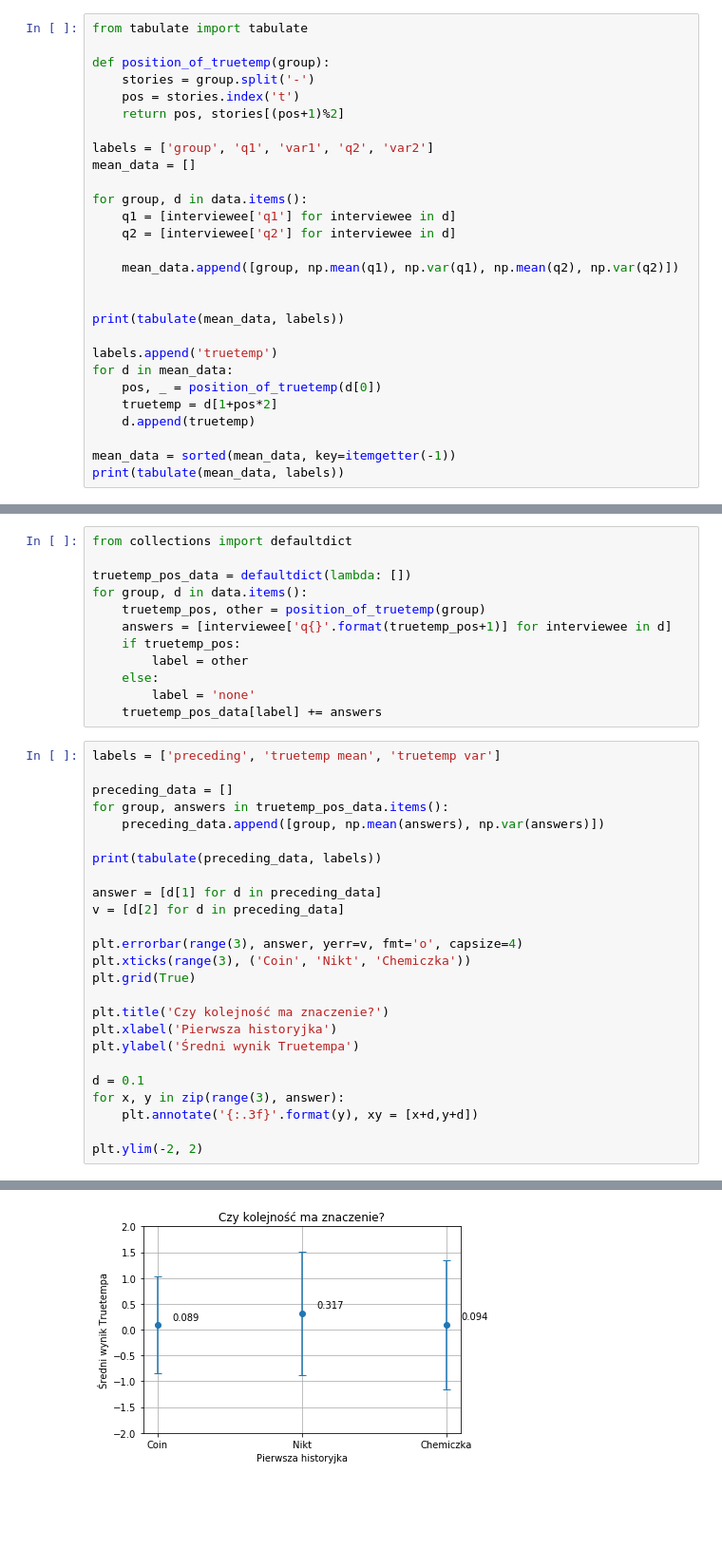
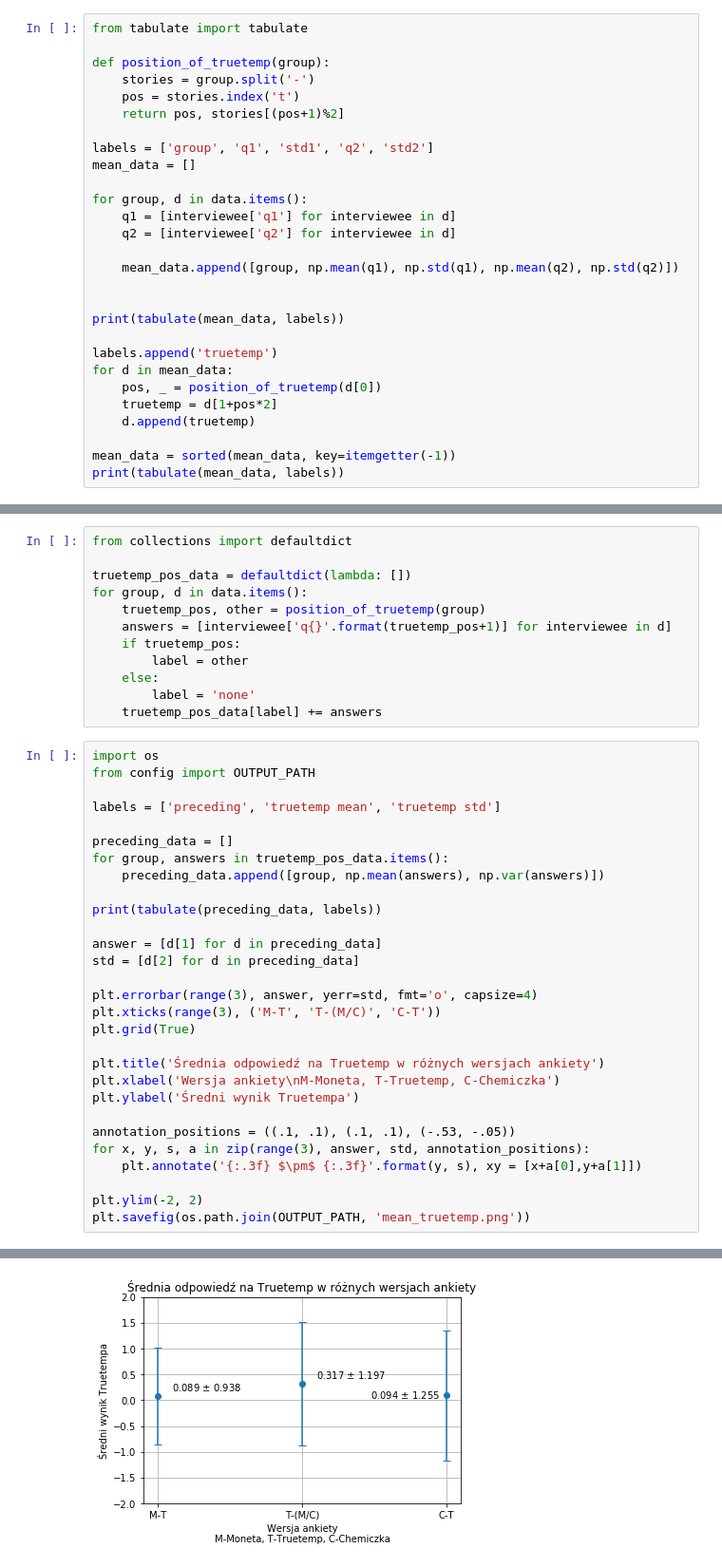
Before and after one commit to derrkater/survey_analysis, a Jupyter notebook: src/playground.ipynb, the cells around one changed output, grey strips where cells are left out. Shown at 95% size. Saved outputs shown, nothing was run; the diff lists cells and outputs as text; blank space fills up the shorter version.

Commit message:
Update plot
* update plot with new names
* update gitignore file

```diff
--- a/src/playground.ipynb
+++ b/src/playground.ipynb
@@ -67,14 +67,14 @@ def position_of_truetemp(group):
     pos = stories.index('t')
     return pos, stories[(pos+1)%2]
 
-labels = ['group', 'q1', 'var1', 'q2', 'var2']
+labels = ['group', 'q1', 'std1', 'q2', 'std2']
 mean_data = []
 
 for group, d in data.items():
     q1 = [interviewee['q1'] for interviewee in d]
     q2 = [interviewee['q2'] for interviewee in d]
 
-    mean_data.append([group, np.mean(q1), np.var(q1), np.mean(q2), np.var(q2)])
+    mean_data.append([group, np.mean(q1), np.std(q1), np.mean(q2), np.std(q2)])
 
 
 print(tabulate(mean_data, labels))
@@ -113,7 +113,10 @@ for group, d in data.items():
         label = 'none'
     truetemp_pos_data[label] += answers
 # %%
-labels = ['preceding', 'truetemp mean', 'truetemp var']
+import os
+from config import OUTPUT_PATH
+
+labels = ['preceding', 'truetemp mean', 'truetemp std']
 
 preceding_data = []
 for group, answers in truetemp_pos_data.items():
@@ -122,19 +125,20 @@ for group, answers in truetemp_pos_data.items():
 print(tabulate(preceding_data, labels))
 
 answer = [d[1] for d in preceding_data]
-v = [d[2] for d in preceding_data]
+std = [d[2] for d in preceding_data]
 
-plt.errorbar(range(3), answer, yerr=v, fmt='o', capsize=4)
-plt.xticks(range(3), ('Coin', 'Nikt', 'Chemiczka'))
+plt.errorbar(range(3), answer, yerr=std, fmt='o', capsize=4)
+plt.xticks(range(3), ('M-T', 'T-(M/C)', 'C-T'))
 plt.grid(True)
 
-plt.title('Czy kolejność ma znaczenie?')
-plt.xlabel('Pierwsza historyjka')
+plt.title('Średnia odpowiedź na Truetemp w różnych wersjach ankiety')
+plt.xlabel('Wersja ankiety\nM-Moneta, T-Truetemp, C-Chemiczka')
 plt.ylabel('Średni wynik Truetempa')
 
-d = 0.1
-for x, y in zip(range(3), answer):
-    plt.annotate('{:.3f}'.format(y), xy = [x+d,y+d])
+annotation_positions = ((.1, .1), (.1, .1), (-.53, -.05))
+for x, y, s, a in zip(range(3), answer, std, annotation_positions):
+    plt.annotate('{:.3f} $\pm$ {:.3f}'.format(y, s), xy = [x+a[0],y+a[1]])
 
 plt.ylim(-2, 2)
+plt.savefig(os.path.join(OUTPUT_PATH, 'mean_truetemp.png'))
 # %% [output]
@@ -147 +150 @@ ch                 0.0943396        1.25525
-[figure, old version]
+[figure, new version]
```
Also changed, not shown: parts of 2 cells of this notebook, 1 other file.
